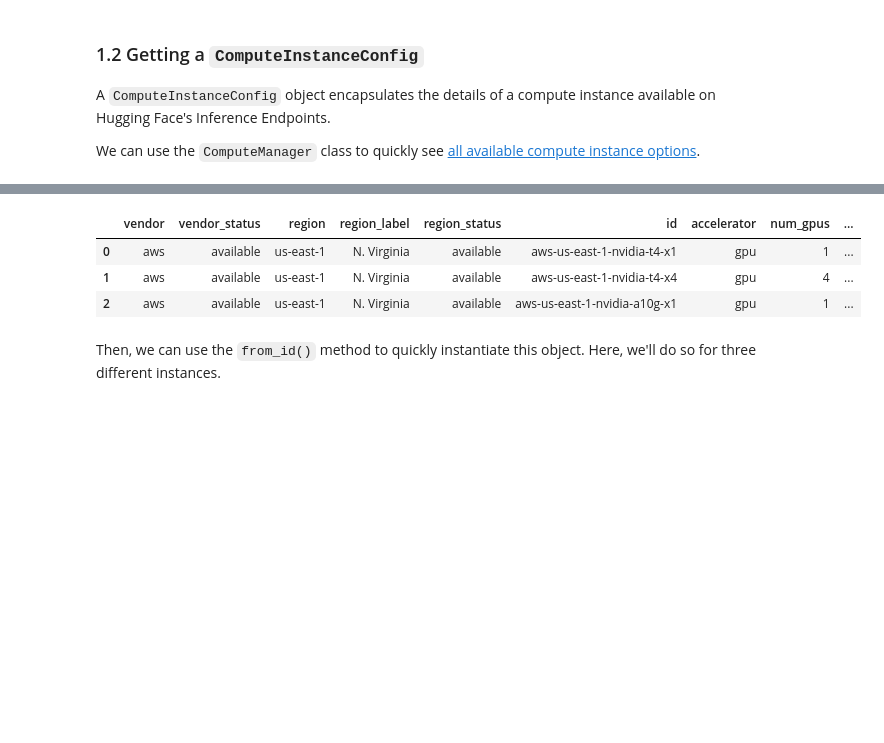
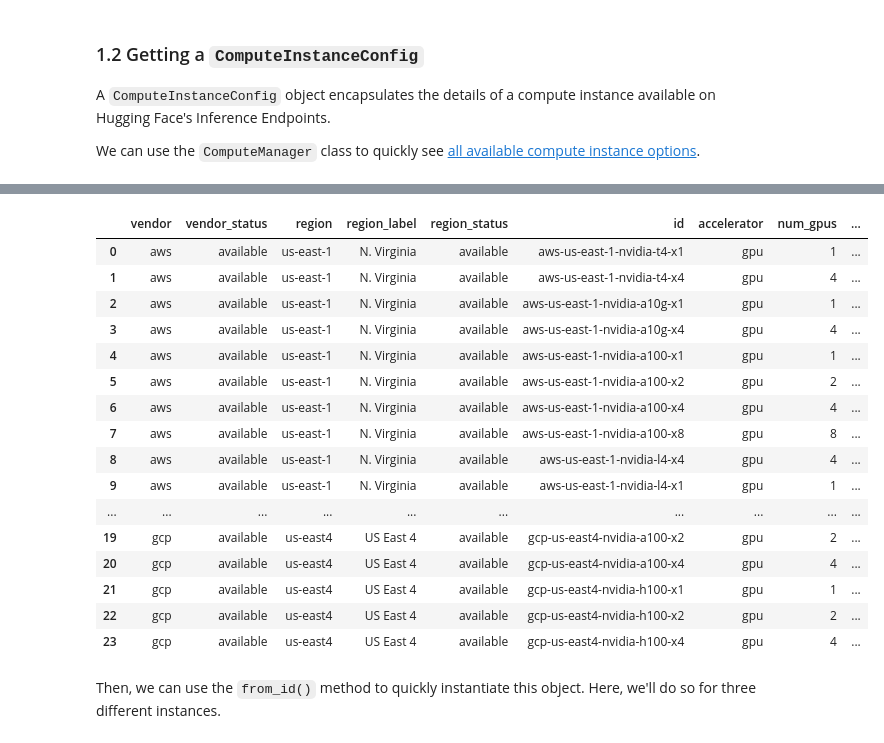
Before and after one commit to andrewrreed/auto-bench, a Jupyter notebook: notebooks/getting_started.ipynb, the cells around one changed output, grey strips where cells are left out. Drawn from its saved outputs; the diff is of its cells as text; code cells hidden in the pictures; blank space fills up the shorter version.

```diff
--- a/notebooks/getting_started.ipynb
+++ b/notebooks/getting_started.ipynb
@@ -56,5 +66,5 @@ We can use the `ComputeManager` class to quickly see [all available compute inst
 from autobench.compute_manager import ComputeManager
 
 cm = ComputeManager()
-cm.options.head(3)
+cm.options.head(24)
 # %% [output]
@@ -61,7 +76,20 @@ cm.options.head(3)
 |  | vendor | vendor_status | region | region_label | region_status | id | accelerator | num_gpus | ... |
 | 0 | aws | available | us-east-1 | N. Virginia | available | aws-us-east-1-nvidia-t4-x1 | gpu | 1 | ... |
 | 1 | aws | available | us-east-1 | N. Virginia | available | aws-us-east-1-nvidia-t4-x4 | gpu | 4 | ... |
 | 2 | aws | available | us-east-1 | N. Virginia | available | aws-us-east-1-nvidia-a10g-x1 | gpu | 1 | ... |
+| 3 | aws | available | us-east-1 | N. Virginia | available | aws-us-east-1-nvidia-a10g-x4 | gpu | 4 | ... |
+| 4 | aws | available | us-east-1 | N. Virginia | available | aws-us-east-1-nvidia-a100-x1 | gpu | 1 | ... |
+| 5 | aws | available | us-east-1 | N. Virginia | available | aws-us-east-1-nvidia-a100-x2 | gpu | 2 | ... |
+| 6 | aws | available | us-east-1 | N. Virginia | available | aws-us-east-1-nvidia-a100-x4 | gpu | 4 | ... |
+| 7 | aws | available | us-east-1 | N. Virginia | available | aws-us-east-1-nvidia-a100-x8 | gpu | 8 | ... |
+| 8 | aws | available | us-east-1 | N. Virginia | available | aws-us-east-1-nvidia-l4-x4 | gpu | 4 | ... |
+| 9 | aws | available | us-east-1 | N. Virginia | available | aws-us-east-1-nvidia-l4-x1 | gpu | 1 | ... |
+| ... | ... | ... | ... | ... | ... | ... | ... | ... | ... |
+| 19 | gcp | available | us-east4 | US East 4 | available | gcp-us-east4-nvidia-a100-x2 | gpu | 2 | ... |
+| 20 | gcp | available | us-east4 | US East 4 | available | gcp-us-east4-nvidia-a100-x4 | gpu | 4 | ... |
+| 21 | gcp | available | us-east4 | US East 4 | available | gcp-us-east4-nvidia-h100-x1 | gpu | 1 | ... |
+| 22 | gcp | available | us-east4 | US East 4 | available | gcp-us-east4-nvidia-h100-x2 | gpu | 2 | ... |
+| 23 | gcp | available | us-east4 | US East 4 | available | gcp-us-east4-nvidia-h100-x4 | gpu | 4 | ... |
 # %% [markdown]
  Then, we can use the `from_id()` method to quickly instantiate this object. Here, we'll do so for three different instances.
 # %%
```
Also changed, not shown: parts of 15 cells of this notebook, 5 other files.
